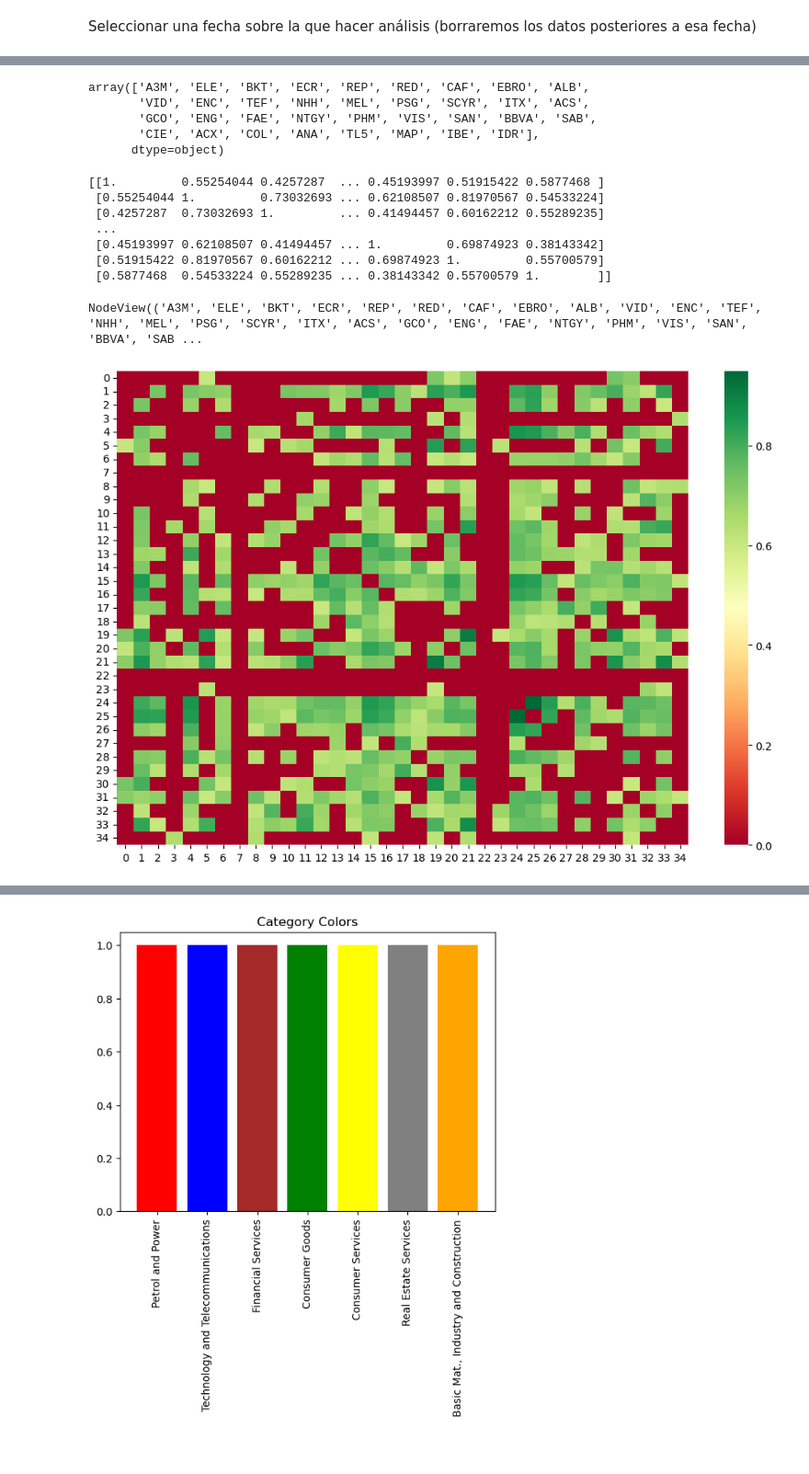
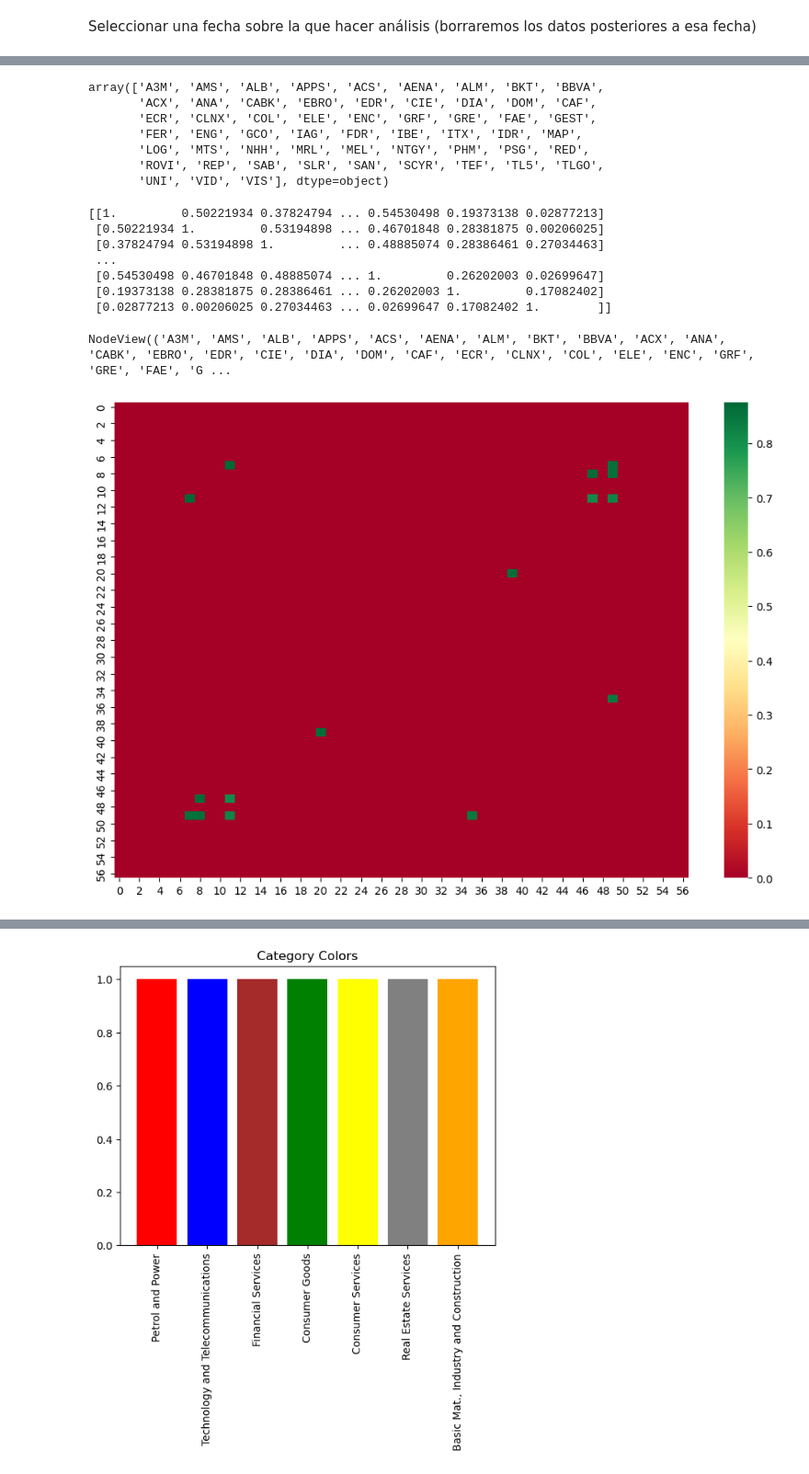
Before and after one commit to victoralcarazlopez/TDA_Stocks_Spain, a Jupyter notebook: Grafos.ipynb, the cells around one changed output, grey strips where cells are left out. Shown at 92% size. Drawn from its saved outputs; the diff is of its cells as text; code cells hidden in the pictures; blank space fills up the shorter version.

```diff
--- a/Grafos.ipynb
+++ b/Grafos.ipynb
@@ -14,7 +14,7 @@ warnings.filterwarnings('ignore')
 path=''
 # %%
 #reads the csv
-stocks_spain = pd.read_excel(f'{path}data/stocks_spain_2000.xlsx')
+stocks_spain = pd.read_excel(f'{path}data/stocks_spain.xlsx')
 stocks_spain.drop(columns=stocks_spain.columns[0], axis=1, inplace=True)
 stocks_spain
 # %% [output]
@@ -55,7 +55,8 @@ def DateFilter (time, finish_date_str, show=False):
     return stocks_filter, start_date, finish_date
 # %%
 #Crahs inicio covid: '2020-02-09'
-
-stocks_filter, start_date, finish_date = DateFilter (time=100, finish_date_str = '2020-03-24')
+# Fechas analisis trabajo: '2020-03-24' '2020-11-16'
+time = 100
+stocks_filter, start_date, finish_date = DateFilter (time=time, finish_date_str = '2020-11-16')
 print(stocks_filter)
 # %% [output]
@@ -122,23 +123,25 @@ corInd_matrix = stocks_spain.iloc[:,1:].corr()
 stocks = corInd_matrix.index.values
 stocks
 # %% [output]
-array(['A3M', 'ELE', 'BKT', 'ECR', 'REP', 'RED', 'CAF', 'EBRO', 'ALB',
-       'VID', 'ENC', 'TEF', 'NHH', 'MEL', 'PSG', 'SCYR', 'ITX', 'ACS',
-       'GCO', 'ENG', 'FAE', 'NTGY', 'PHM', 'VIS', 'SAN', 'BBVA', 'SAB',
-       'CIE', 'ACX', 'COL', 'ANA', 'TL5', 'MAP', 'IBE', 'IDR'],
-      dtype=object)
+array(['A3M', 'AMS', 'ALB', 'APPS', 'ACS', 'AENA', 'ALM', 'BKT', 'BBVA',
+       'ACX', 'ANA', 'CABK', 'EBRO', 'EDR', 'CIE', 'DIA', 'DOM', 'CAF',
+       'ECR', 'CLNX', 'COL', 'ELE', 'ENC', 'GRF', 'GRE', 'FAE', 'GEST',
+       'FER', 'ENG', 'GCO', 'IAG', 'FDR', 'IBE', 'ITX', 'IDR', 'MAP',
+       'LOG', 'MTS', 'NHH', 'MRL', 'MEL', 'NTGY', 'PHM', 'PSG', 'RED',
+       'ROVI', 'REP', 'SAB', 'SLR', 'SAN', 'SCYR', 'TEF', 'TL5', 'TLGO',
+       'UNI', 'VID', 'VIS'], dtype=object)
 # %%
 #Changes from dataframe to matrix, so it is easier to create a graph with networkx
 cor_matrix = np.asmatrix(cor_matrix)
 print(cor_matrix)
 # %% [output]
-[[1.         0.55254044 0.4257287  ... 0.45193997 0.51915422 0.5877468 ]
- [0.55254044 1.         0.73032693 ... 0.62108507 0.81970567 0.54533224]
- [0.4257287  0.73032693 1.         ... 0.41494457 0.60162212 0.55289235]
+[[1.         0.50221934 0.37824794 ... 0.54530498 0.19373138 0.02877213]
+ [0.50221934 1.         0.53194898 ... 0.46701848 0.28381875 0.00206025]
+ [0.37824794 0.53194898 1.         ... 0.48885074 0.28386461 0.27034463]
  ...
- [0.45193997 0.62108507 0.41494457 ... 1.         0.69874923 0.38143342]
- [0.51915422 0.81970567 0.60162212 ... 0.69874923 1.         0.55700579]
- [0.5877468  0.54533224 0.55289235 ... 0.38143342 0.55700579 1.        ]]
+ [0.54530498 0.46701848 0.48885074 ... 1.         0.26202003 0.02699647]
+ [0.19373138 0.28381875 0.28386461 ... 0.26202003 1.         0.17082402]
+ [0.02877213 0.00206025 0.27034463 ... 0.02699647 0.17082402 1.        ]]
 # %%
 from networkx.classes.function import edges
 #Crates graph using the data of the correlation matrix
@@ -149,21 +152,21 @@ G = nx.relabel_nodes(G,lambda x: stocks[x])
 # %%
 G.nodes
 # %% [output]
-NodeView(('A3M', 'ELE', 'BKT', 'ECR', 'REP', 'RED', 'CAF', 'EBRO', 'ALB', 'VID', 'ENC', 'TEF', 'NHH', 'MEL', 'PSG', 'SCYR', 'ITX', 'ACS', 'GCO', 'ENG', 'FAE', 'NTGY', 'PHM', 'VIS', 'SAN', 'BBVA', 'SAB ...
+NodeView(('A3M', 'AMS', 'ALB', 'APPS', 'ACS', 'AENA', 'ALM', 'BKT', 'BBVA', 'ACX', 'ANA', 'CABK', 'EBRO', 'EDR', 'CIE', 'DIA', 'DOM', 'CAF', 'ECR', 'CLNX', 'COL', 'ELE', 'ENC', 'GRF', 'GRE', 'FAE', 'G ...
 # %%
-umbral = 0.6
+umbral = 0.8
 
 #build new matrix
 matrix_new = np.array(cor_matrix)
 #use np.where as filter with the below conditions
 positive_corr = np.where(((matrix_new > umbral) & (matrix_new < 1.0)), matrix_new, 0)
 negative_corr = np.where(matrix_new < 0, matrix_new, 0)
 
 plt.figure(figsize=(12, 8))
 sns.heatmap(positive_corr, annot=False, cmap='RdYlGn')
 plt.show()
 # %% [output]
-[figure, old version]
+[figure, new version]
 # %%
 plt.figure(figsize=(12, 8))
 sns.heatmap(negative_corr, annot=False, cmap='RdYlGn')
```
Also changed, not shown: parts of 20 cells of this notebook.
